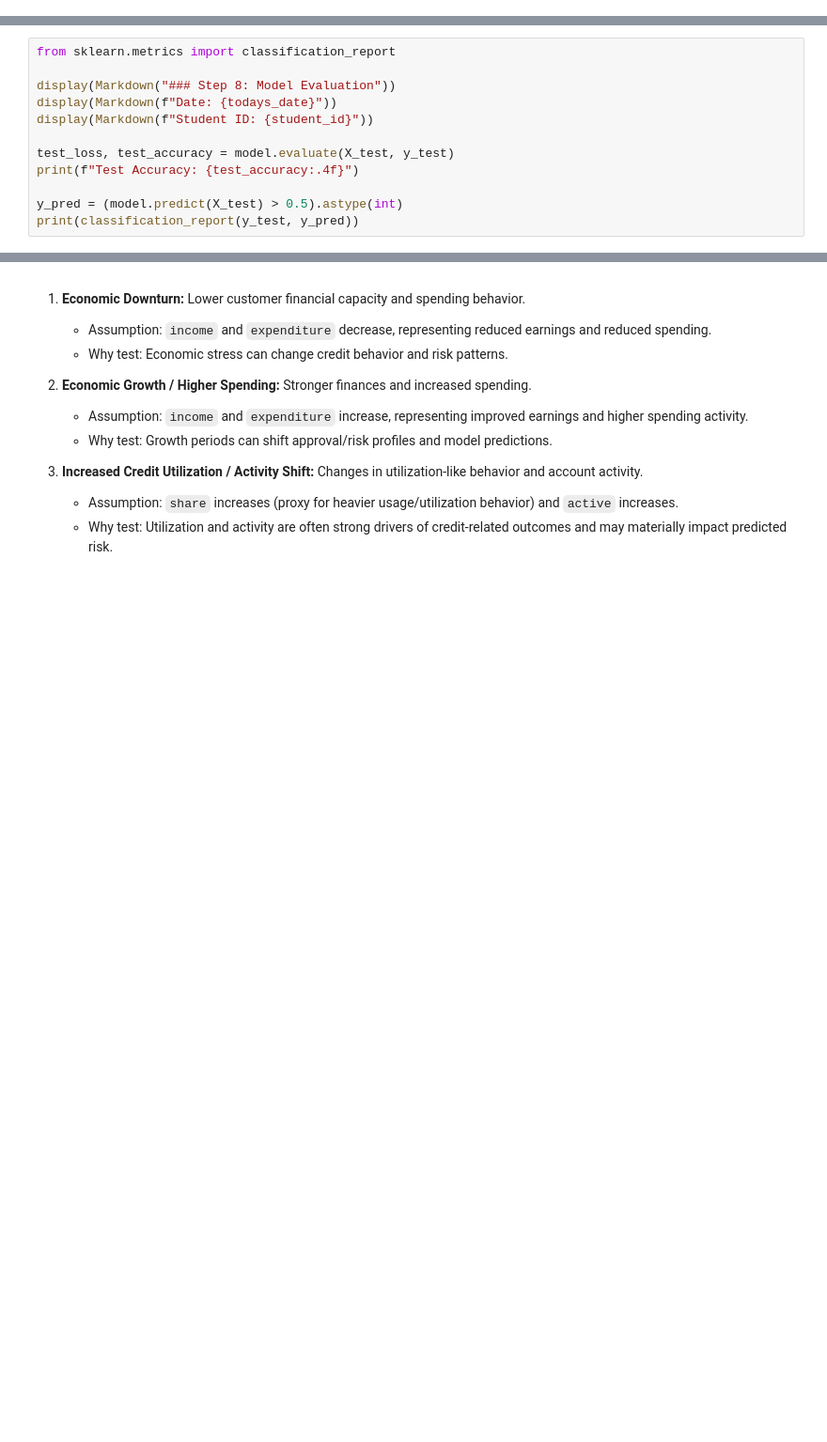
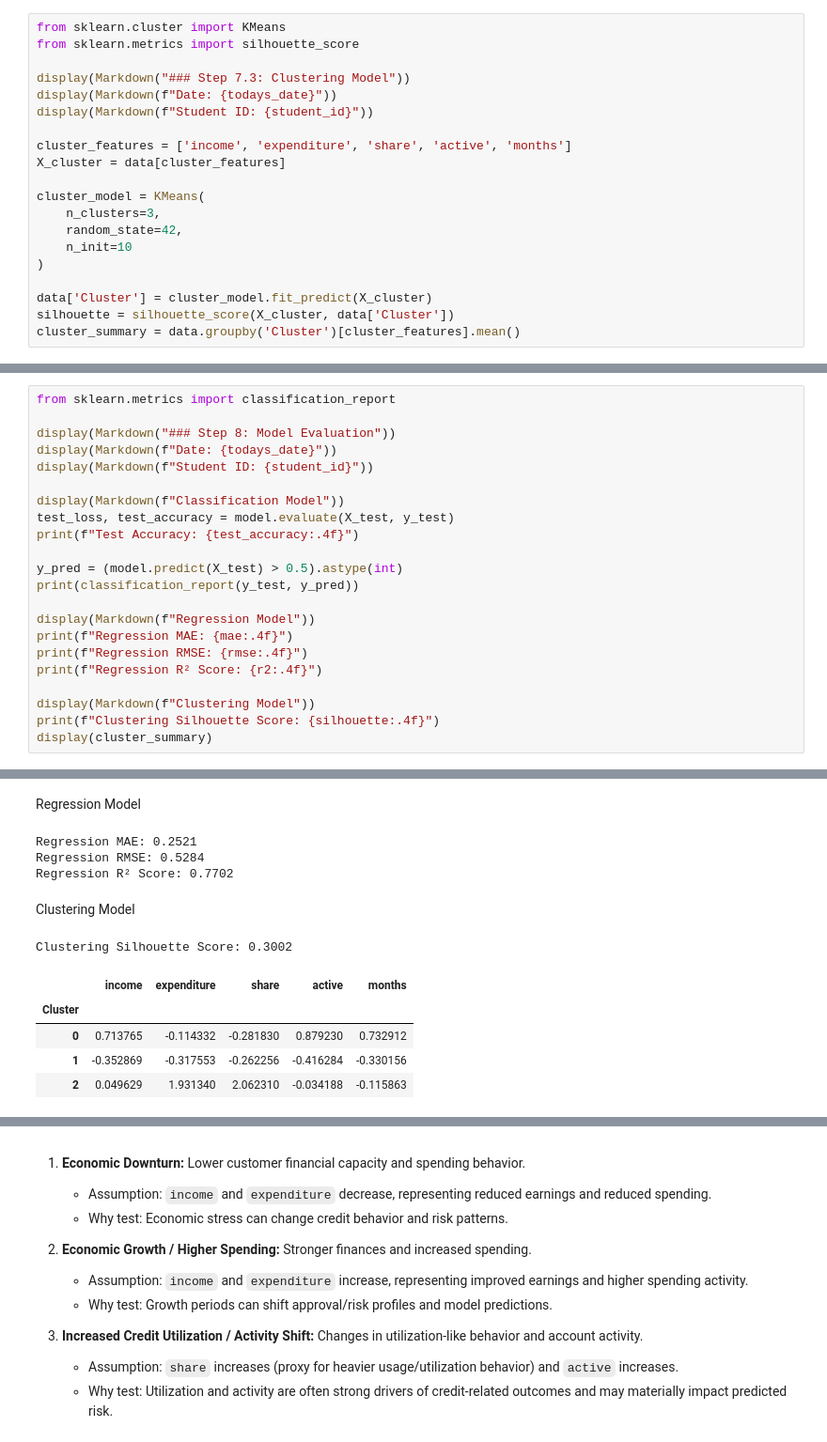
Before and after one commit to jmproctor/Credit-Card-Analysis, a Jupyter notebook: Week 5 Project.ipynb, the cells around one changed output, grey strips where cells are left out. Shown at 94% size. Saved outputs shown, nothing was run; the diff lists cells and outputs as text; blank space fills up the shorter version.

Commit message:
Update Week 5 Project.ipynb
updated file adding Regression and Clustering tasks

```diff
--- a/Week 5 Project.ipynb
+++ b/Week 5 Project.ipynb
@@ -306,0 +336,20 @@ Epoch 30/30
+# %%
+from sklearn.cluster import KMeans
+from sklearn.metrics import silhouette_score
+
+display(Markdown("### Step 7.3: Clustering Model"))
+display(Markdown(f"Date: {todays_date}"))
+display(Markdown(f"Student ID: {student_id}"))
+
+cluster_features = ['income', 'expenditure', 'share', 'active', 'months']
+X_cluster = data[cluster_features]
+
+cluster_model = KMeans(
+    n_clusters=3,
+    random_state=42,
+    n_init=10
+)
+
+data['Cluster'] = cluster_model.fit_predict(X_cluster)
+silhouette = silhouette_score(X_cluster, data['Cluster'])
+cluster_summary = data.groupby('Cluster')[cluster_features].mean()
@@ -311,10 +364,20 @@ display(Markdown("### Step 8: Model Evaluation"))
 display(Markdown(f"Date: {todays_date}"))
 display(Markdown(f"Student ID: {student_id}"))
 
+display(Markdown(f"Classification Model"))
 test_loss, test_accuracy = model.evaluate(X_test, y_test)
 print(f"Test Accuracy: {test_accuracy:.4f}")
 
 y_pred = (model.predict(X_test) > 0.5).astype(int)
 print(classification_report(y_test, y_pred))
+
+display(Markdown(f"Regression Model"))
+print(f"Regression MAE: {mae:.4f}")
+print(f"Regression RMSE: {rmse:.4f}")
+print(f"Regression R² Score: {r2:.4f}")
+
+display(Markdown(f"Clustering Model"))
+print(f"Clustering Silhouette Score: {silhouette:.4f}")
+display(cluster_summary)
 # %% [output]
 ### Step 8: Model Evaluation
@@ -334,3 +398,14 @@ weighted avg       0.90      0.90      0.89       264
+Regression Model
+Regression MAE: 0.2521
+Regression RMSE: 0.5284
+Regression R² Score: 0.7702
+Clustering Model
+Clustering Silhouette Score: 0.3002
+|  | income | expenditure | share | active | months |
+| Cluster |  |  |  |  |  |
+| 0 | 0.713765 | -0.114332 | -0.281830 | 0.879230 | 0.732912 |
+| 1 | -0.352869 | -0.317553 | -0.262256 | -0.416284 | -0.330156 |
+| 2 | 0.049629 | 1.931340 | 2.062310 | -0.034188 | -0.115863 |
 # %%
 from sklearn.model_selection import RandomizedSearchCV
 from scikeras.wrappers import KerasClassifier
```
Also changed, not shown: parts of 18 cells of this notebook.
